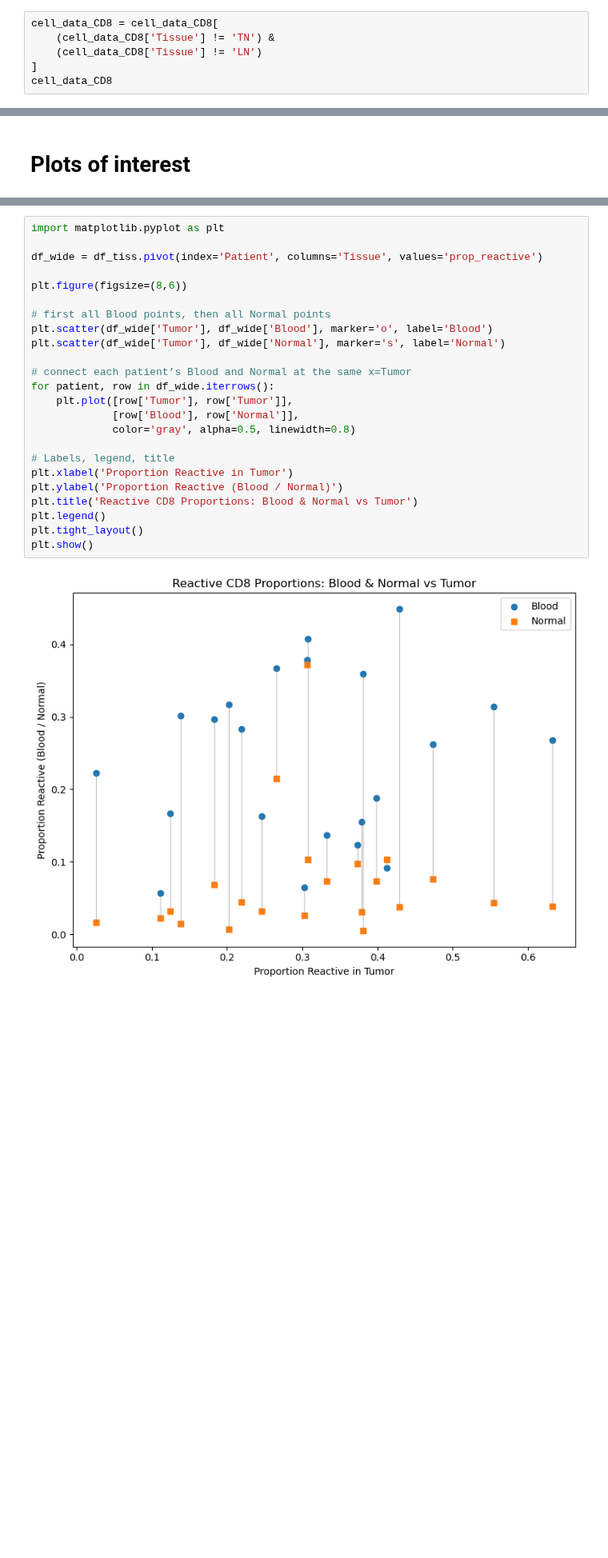
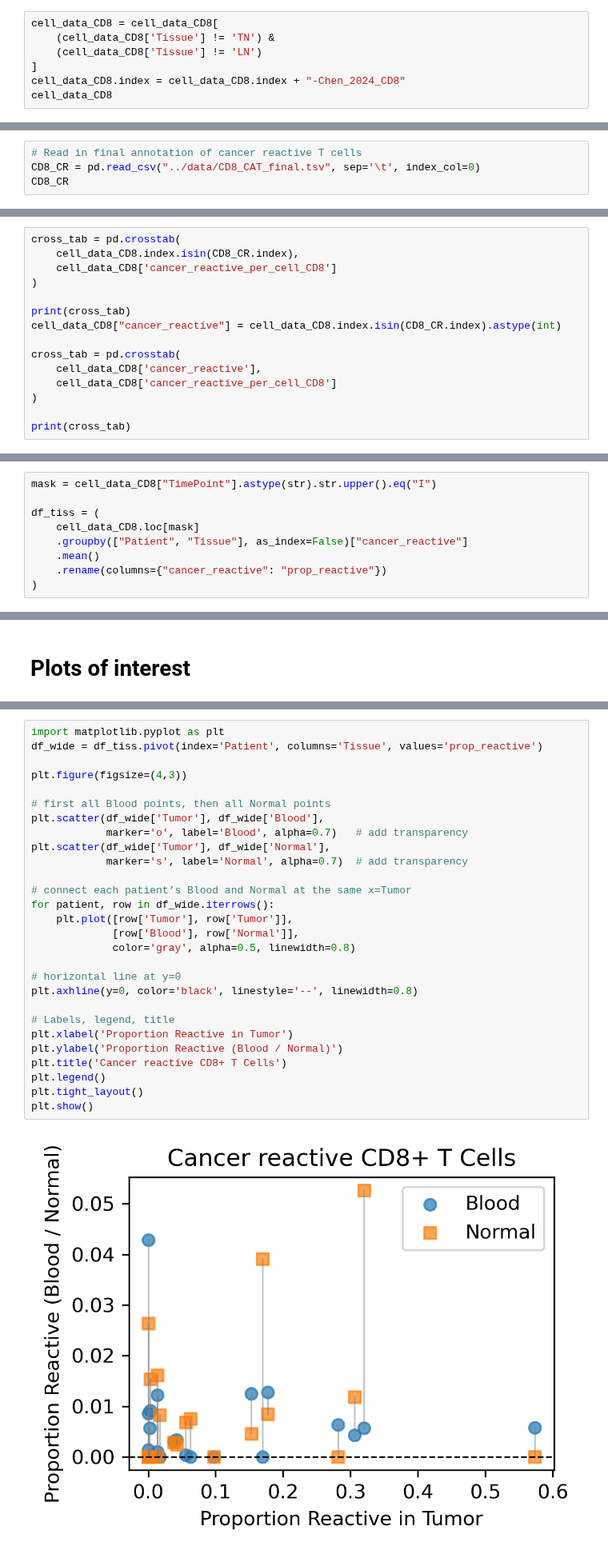
Before and after one commit to Sun-lab/CAT, a Jupyter notebook: Chen_2024/visualizations.ipynb, the cells around one changed output, grey strips where cells are left out. Shown at 80% size. Cells and saved outputs as stored; diff of their text form; blank space fills up the shorter version.

```diff
--- a/Chen_2024/visualizations.ipynb
+++ b/Chen_2024/visualizations.ipynb
@@ -24,6 +29,7 @@ cell_data_CD8 = cell_data_CD8[
     (cell_data_CD8['Tissue'] != 'TN') &
     (cell_data_CD8['Tissue'] != 'LN')
 ]
+cell_data_CD8.index = cell_data_CD8.index + "-Chen_2024_CD8"
 cell_data_CD8
 # %% [output]
 |  | n_genes_by_counts | log1p_n_genes_by_counts | total_counts | log1p_total_counts | pct_counts_in_top_50_genes | ... |
@@ -61,0 +48,4 @@ See the caveats in the documentation: https://pandas.pydata.org/pandas-docs/stab
+# %%
+# Read in final annotation of cancer reactive T cells
+CD8_CR = pd.read_csv("../data/CD8_CAT_final.tsv", sep='\t', index_col=0)
+CD8_CR
@@ -61,0 +67,15 @@ See the caveats in the documentation: https://pandas.pydata.org/pandas-docs/stab
+# %%
+cross_tab = pd.crosstab(
+    cell_data_CD8.index.isin(CD8_CR.index),
+    cell_data_CD8['cancer_reactive_per_cell_CD8']
+)
+
+print(cross_tab)
+cell_data_CD8["cancer_reactive"] = cell_data_CD8.index.isin(CD8_CR.index).astype(int)
+
+cross_tab = pd.crosstab(
+    cell_data_CD8['cancer_reactive'],
+    cell_data_CD8['cancer_reactive_per_cell_CD8']
+)
+
+print(cross_tab)
@@ -267 +373,10 @@ df_tiss = (
+# %%
+mask = cell_data_CD8["TimePoint"].astype(str).str.upper().eq("I")
+
+df_tiss = (
+    cell_data_CD8.loc[mask]
+    .groupby(["Patient", "Tissue"], as_index=False)["cancer_reactive"]
+    .mean()
+    .rename(columns={"cancer_reactive": "prop_reactive"})
+)
 # %%
@@ -381,26 +407,30 @@ plt.show()
 # %%
 import matplotlib.pyplot as plt
-
 df_wide = df_tiss.pivot(index='Patient', columns='Tissue', values='prop_reactive')
 
-plt.figure(figsize=(8,6))
+plt.figure(figsize=(4,3))
 
 # first all Blood points, then all Normal points
-plt.scatter(df_wide['Tumor'], df_wide['Blood'], marker='o', label='Blood')
-plt.scatter(df_wide['Tumor'], df_wide['Normal'], marker='s', label='Normal')
+plt.scatter(df_wide['Tumor'], df_wide['Blood'],
+            marker='o', label='Blood', alpha=0.7)   # add transparency
+plt.scatter(df_wide['Tumor'], df_wide['Normal'],
+            marker='s', label='Normal', alpha=0.7)  # add transparency
 
 # connect each patient’s Blood and Normal at the same x=Tumor
 for patient, row in df_wide.iterrows():
     plt.plot([row['Tumor'], row['Tumor']],
              [row['Blood'], row['Normal']],
              color='gray', alpha=0.5, linewidth=0.8)
 
+# horizontal line at y=0
+plt.axhline(y=0, color='black', linestyle='--', linewidth=0.8)
+
 # Labels, legend, title
 plt.xlabel('Proportion Reactive in Tumor')
 plt.ylabel('Proportion Reactive (Blood / Normal)')
-plt.title('Reactive CD8 Proportions: Blood & Normal vs Tumor')
+plt.title('Cancer reactive CD8+ T Cells')
 plt.legend()
 plt.tight_layout()
 plt.show()
 # %% [output]
-[figure, old version]
+[figure, new version]
```
Also changed, not shown: parts of 56 cells of this notebook, 7 other files.
